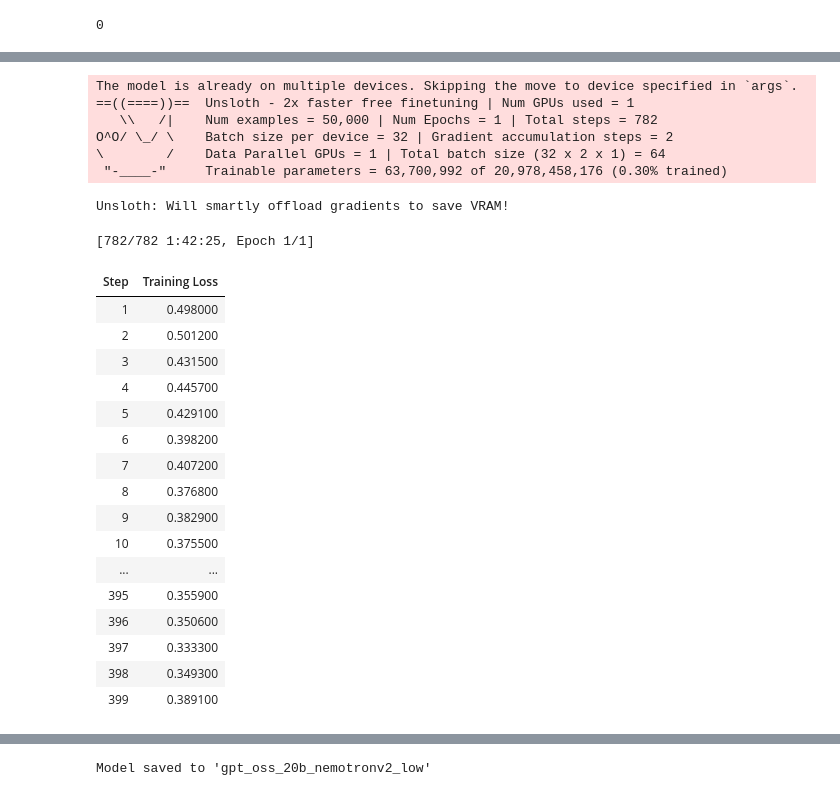
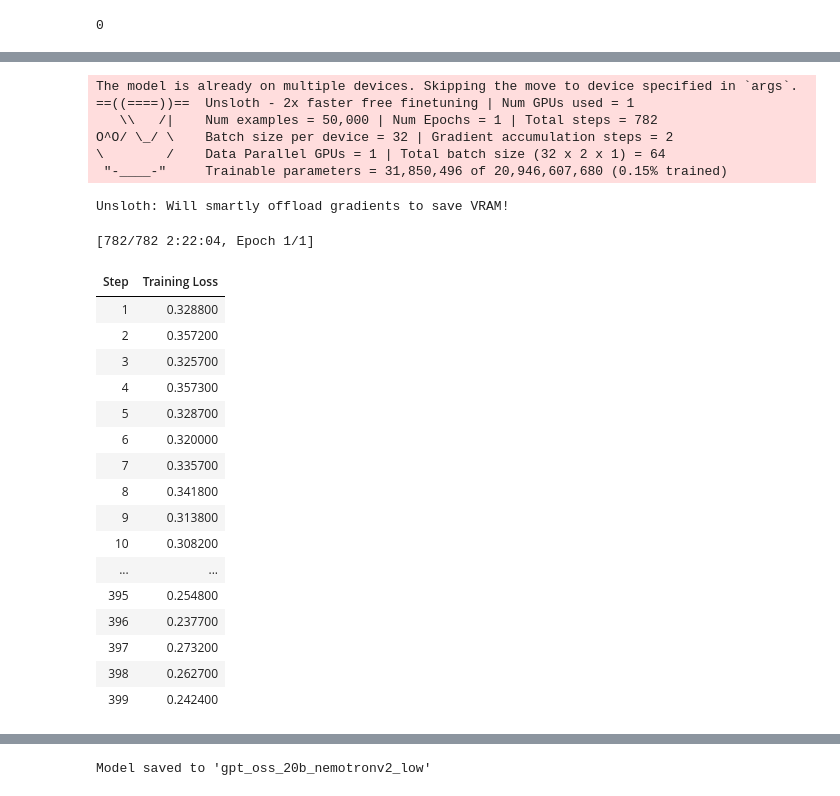
Before and after one commit to barnobarno666/AIMO-Progress-Prize-3, a Jupyter notebook: Training/Nemotron/oss 20B low training.ipynb, the cells around one changed output, grey strips where cells are left out. Saved outputs shown, nothing was run; the diff lists cells and outputs as text; code cells hidden in the pictures.

Commit message:
Fixed the Dataset, add generation prompt =True omitted the thinking content

```diff
--- a/Training/Nemotron/oss 20B low training.ipynb
+++ b/Training/Nemotron/oss 20B low training.ipynb
@@ -132,6 +136,7 @@ def format_for_gpt_oss(example):
 
         # 1. Rename 'reasoning_content' to 'thinking'
         if 'reasoning_content' in new_msg:
+            #pass
             new_msg['thinking'] = new_msg.pop('reasoning_content')
 
         # 2. Ensure intermediate tool steps don't conflict
@@ -174,8 +179,8 @@ dataset["AA"] = dataset["AA"].apply(remove_none_keys)
 dataset["text"] = dataset.apply(lambda row: tokenizer.apply_chat_template(
     row["AA"],
     tokenize=False,
-    add_generation_prompt=True,
-    reasoning_effort="low"
+    add_generation_prompt=False,
+    reasoning_effort="medium"
 ), axis=1)
 print(f"Final dataset shape: {dataset.shape}")
 print(f"Unique answers: {dataset['expected_answer'].nunique()}")
@@ -273,10 +284,10 @@ dataset["text"].iloc[-1]
 hf_dataset = Dataset.from_pandas(dataset)
 model = FastLanguageModel.get_peft_model(
     model,
-    r = 128,
+    r = 64,
     target_modules = ["q_proj", "k_proj", "v_proj", "o_proj",
                       "gate_proj", "up_proj", "down_proj",],
-    lora_alpha = 256,
+    lora_alpha = 128,
     lora_dropout = 0,
     bias = "none",
     use_gradient_checkpointing = "unsloth",
@@ -337,0 +336,33 @@ TRAINING READY
+# %%
+# CHANGE THIS: Point to the analysis channel instead of the final channel sometime
+if not cfg.MASK_THINK:
+    try:
+        gpt_oss_kwargs = dict(
+            instruction_part = "<|start|>user<|message|>",
+            response_part = "<|start|>assistant<|channel|>analysis<|message|>"
+        )
+
+        trainer = train_on_responses_only(
+            trainer,
+            **gpt_oss_kwargs,
+        )
+        TRAIN=True
+    except:
+        TRAIN = False
+else:
+    gpt_oss_kwargs = dict(
+    instruction_part="<|start|>user<|message|>",
+    response_part="<|start|>assistant<|channel|>final<|message|>"
+)
+    trainer = train_on_responses_only(
+    trainer,
+    **gpt_oss_kwargs,
+)
+    TRAIN = True
+
+
+
+
+
+
+print(f"TRAINING READY AS NOT MASKING THE THINKING FROM TRAIN LOSS {cfg.MASK_THINK}")
@@ -338,40 +371,41 @@ TRAINING READY
 # %%
 # 1. Train the model
-trainer_stats = trainer.train()
+if TRAIN:
+    trainer_stats = trainer.train()
 
 # 2. Memory stats
 used_memory = round(torch.cuda.max_memory_reserved() / 1024 / 1024 / 1024, 3)
 
 # 3. Time stats
 # 'train_runtime' is in seconds
 train_time_seconds = trainer_stats.metrics.get('train_runtime', 0)
 train_time_minutes = round(train_time_seconds / 60, 2)
 
 print(f"Peak reserved memory = {used_memory} GB")
 print(f"Total training time  = {train_time_minutes} minutes ({train_time_seconds:.2f} seconds)")
 # %% [output]
 The model is already on multiple devices. Skipping the move to device specified in `args`.
 ==((====))==  Unsloth - 2x faster free finetuning | Num GPUs used = 1
    \\   /|    Num examples = 50,000 | Num Epochs = 1 | Total steps = 782
 O^O/ \_/ \    Batch size per device = 32 | Gradient accumulation steps = 2
 \        /    Data Parallel GPUs = 1 | Total batch size (32 x 2 x 1) = 64
- "-____-"     Trainable parameters = 63,700,992 of 20,978,458,176 (0.30% trained)
+ "-____-"     Trainable parameters = 31,850,496 of 20,946,607,680 (0.15% trained)
 Unsloth: Will smartly offload gradients to save VRAM!
-[782/782 1:42:25, Epoch 1/1]
+[782/782 2:22:04, Epoch 1/1]
 | Step | Training Loss |
-| 1 | 0.498000 |
-| 2 | 0.501200 |
-| 3 | 0.431500 |
-| 4 | 0.445700 |
-| 5 | 0.429100 |
-| 6 | 0.398200 |
-| 7 | 0.407200 |
-| 8 | 0.376800 |
-| 9 | 0.382900 |
-| 10 | 0.375500 |
+| 1 | 0.328800 |
+| 2 | 0.357200 |
+| 3 | 0.325700 |
+| 4 | 0.357300 |
+| 5 | 0.328700 |
+| 6 | 0.320000 |
+| 7 | 0.335700 |
+| 8 | 0.341800 |
+| 9 | 0.313800 |
+| 10 | 0.308200 |
 | ... | ... |
-| 395 | 0.355900 |
-| 396 | 0.350600 |
-| 397 | 0.333300 |
-| 398 | 0.349300 |
-| 399 | 0.389100 |
+| 395 | 0.254800 |
+| 396 | 0.237700 |
+| 397 | 0.273200 |
+| 398 | 0.262700 |
+| 399 | 0.242400 |
```
Also changed, not shown: parts of 12 cells of this notebook.
